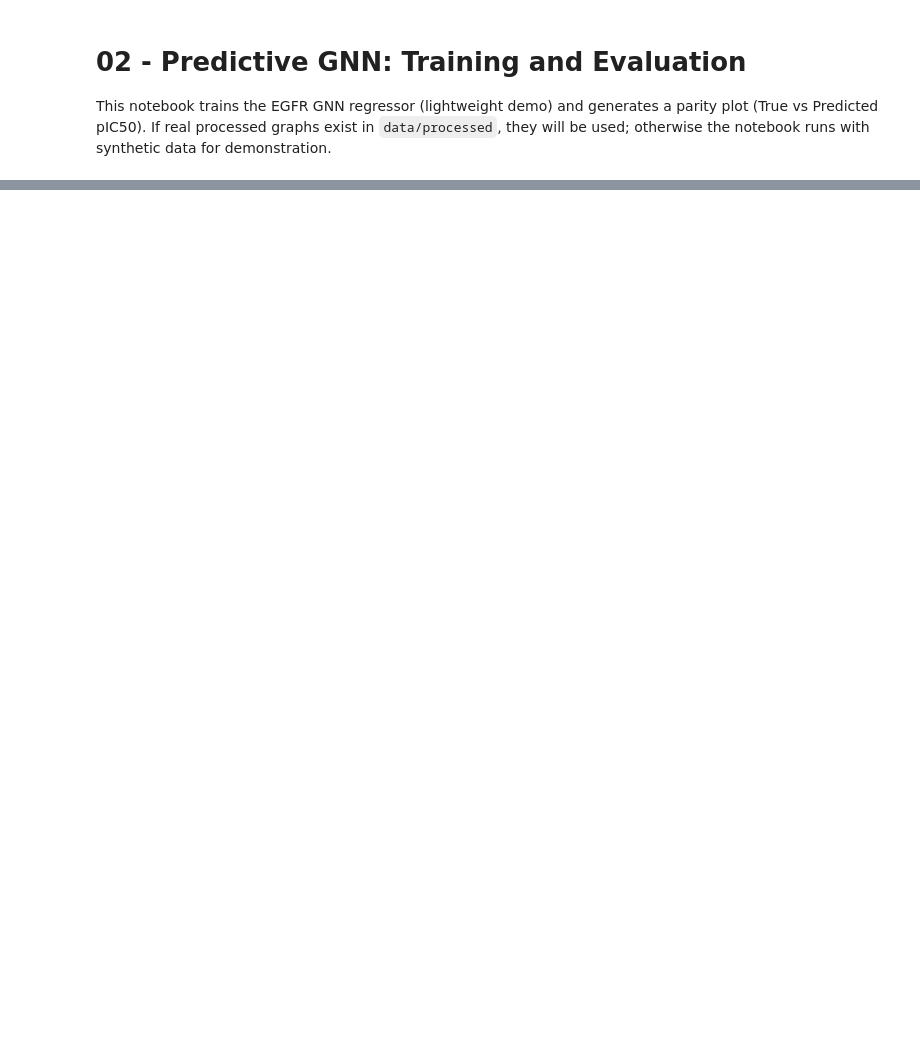
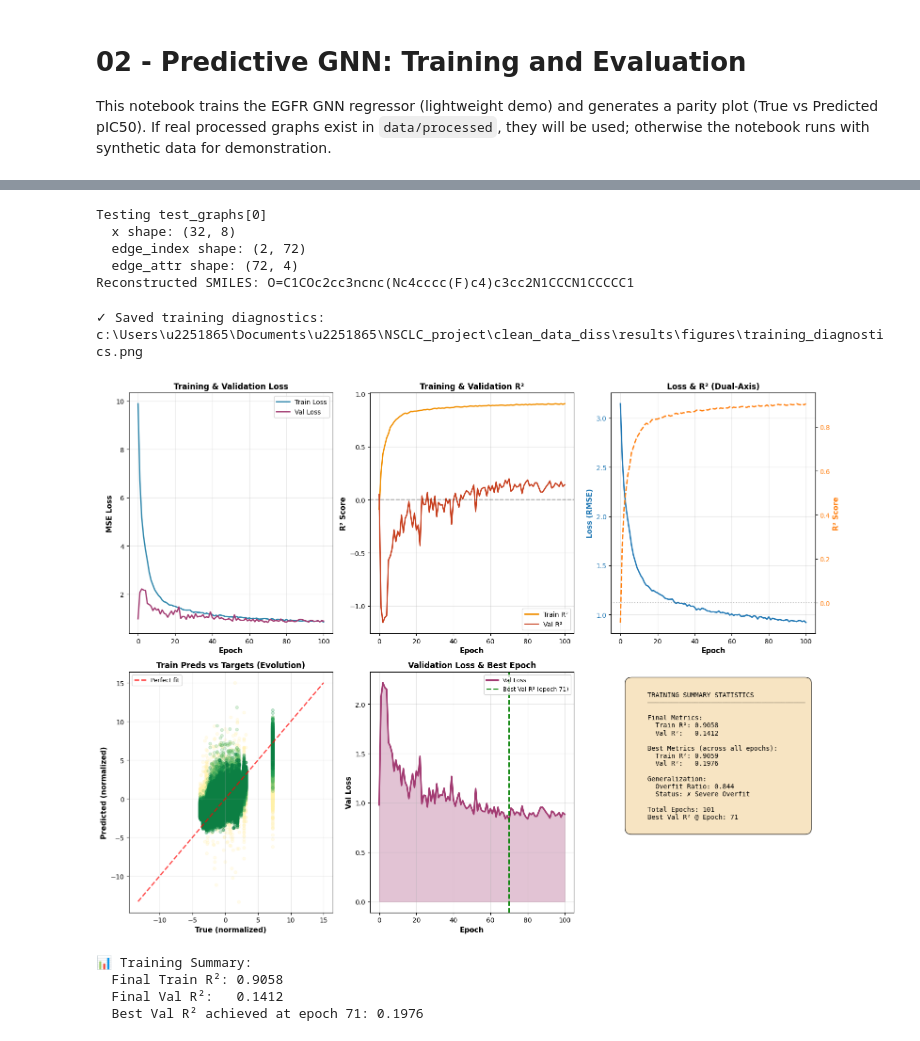
Before and after one commit to ameliasburton/clean_data_diss, a Jupyter notebook: src/02_Predictive_GNN.ipynb, the cells around one changed output, grey strips where cells are left out. Saved outputs shown, nothing was run; the diff lists cells and outputs as text; code cells hidden in the pictures; blank space fills up the shorter version.

Commit message:
Fix notebook VAE and GNN training pipeline

```diff
--- a/src/02_Predictive_GNN.ipynb
+++ b/src/02_Predictive_GNN.ipynb
@@ -34,10 +58,21 @@ Environment ready; using device: mps
 DATA_PROC = ROOT / 'data' / 'processed'
 DATA_RAW = ROOT / 'data' / 'raw' / 'bioactivity'
 
+
+def normalize_edge_index(graph):
+    """Ensure PyG edge_index uses shape [2, num_edges]."""
+    if hasattr(graph, 'edge_index') and graph.edge_index is not None:
+        edge_index = graph.edge_index
+        if edge_index.ndim == 2 and edge_index.shape[0] != 2 and edge_index.shape[1] == 2:
+            graph.edge_index = edge_index.t().contiguous()
+    return graph
+
+
 # Load graphs
 graph_file = DATA_PROC / 'graph_data.pt'
 if graph_file.exists():
     graphs = torch.load(str(graph_file), weights_only=False)
+    graphs = [normalize_edge_index(graph) for graph in graphs]
     print(f'✓ Loaded {len(graphs)} graphs from {graph_file}')
 else:
     print(f'⚠ graph_data.pt not found. Run Notebook 01 first.')
@@ -148,6 +183,7 @@ if len(graphs) > 0:
         global_features=2,
         hidden_dim=64,
         num_layers=2,
+        dropout_rate=0.3,
     )
     model = model.to(device)
 
@@ -155,7 +191,7 @@ if len(graphs) > 0:
         if len(param.shape) >= 2:
             nn.init.xavier_uniform_(param)
 
-    optimizer = torch.optim.Adam(model.parameters(), lr=1e-4)
+    optimizer = torch.optim.Adam(model.parameters(), lr=1e-4, weight_decay=1e-4)
     criterion = nn.MSELoss()
 
     y_mean, y_std = np.mean(y_train), np.std(y_train)
@@ -438,3 +557,24 @@ print('✓ Graph-to-SMILES conversion function ready')
+# %%
+# Diagnostic: reconstruct a single real test graph
+if len(test_graphs) > 0:
+    sample_graph = test_graphs[0]
+    print('Testing test_graphs[0]')
+    print(f'  x shape: {tuple(sample_graph.x.shape) if hasattr(sample_graph, "x") and sample_graph.x is not None else None}')
+    print(f'  edge_index shape: {tuple(sample_graph.edge_index.shape) if hasattr(sample_graph, "edge_index") and sample_graph.edge_index is not None else None}')
+    print(f'  edge_attr shape: {tuple(sample_graph.edge_attr.shape) if hasattr(sample_graph, "edge_attr") and sample_graph.edge_attr is not None else None}')
+    try:
+        smiles = graph_to_smiles(sample_graph)
+        print(f'Reconstructed SMILES: {smiles}')
+    except Exception as error:
+        print(f'ERROR during reconstruction: {type(error).__name__}: {error}')
+else:
+    print('ERROR: test_graphs is empty')
+# %% [output]
+Testing test_graphs[0]
+  x shape: (32, 8)
+  edge_index shape: (2, 72)
+  edge_attr shape: (72, 4)
+Reconstructed SMILES: O=C1COc2cc3ncnc(Nc4cccc(F)c4)c3cc2N1CCCN1CCCCC1
 # %%
 # ===== TRAINING VISUALIZATION: Loss, R², and Prediction Curves =====
 
@@ -493,7 +633,8 @@ if len(train_losses) > 0:
         targ = train_targets_history[epoch_idx]
         r2_epoch = train_r2_list[epoch_idx]
         alpha = 0.2 + 0.6 * (i / n_plots)  # Gradually increase alpha
-        ax4.scatter(targ, pred, alpha=alpha, s=20, c=[r2_epoch], cmap='RdYlGn', vmin=-1, vmax=1)
+        color_value = plt.cm.RdYlGn((r2_epoch + 1) / 2)
+        ax4.scatter(targ, pred, alpha=alpha, s=20, color=color_value)
 
     # Add perfect prediction line
     mn = min(min([t.min() for t in train_targets_history]), min([p.min() for p in train_preds_history]))
@@ -536,33 +677,40 @@ if len(train_losses) > 0:
       Val R²:   {final_val_r2:.4f}
 
     Best Metrics (across all epochs):
       Train R²: {best_train_r2:.4f}
       Val R²:   {best_val_r2:.4f}
 
     Generalization:
       Overfit Ratio: {overfit_ratio:.3f}
       Status: {'✓ Good' if abs(overfit_ratio) < 0.3 else '⚠ Possible Overfit' if abs(overfit_ratio) < 0.5 else '✗ Severe Overfit'}
 
     Total Epochs: {len(train_losses)}
     Best Val R² @ Epoch: {best_val_r2_idx + 1}
     """
 
     ax6.text(0.1, 0.95, summary_text, transform=ax6.transAxes, fontsize=10,
             verticalalignment='top', family='monospace',
             bbox=dict(boxstyle='round', facecolor='wheat', alpha=0.8, pad=1))
 
     plt.tight_layout()
     training_viz_out = OUT / 'training_diagnostics.png'
     plt.savefig(training_viz_out, dpi=300, bbox_inches='tight')
     print(f'✓ Saved training diagnostics: {training_viz_out}')
     plt.show()
 
     print(f'\n📊 Training Summary:')
     print(f'  Final Train R²: {final_train_r2:.4f}')
     print(f'  Final Val R²:   {final_val_r2:.4f}')
     print(f'  Best Val R² achieved at epoch {best_val_r2_idx + 1}: {best_val_r2:.4f}')
 else:
     print('⚠ No training history available for visualization')
+# %% [output]
+✓ Saved training diagnostics: c:\Users\u2251865\Documents\u2251865\NSCLC_project\clean_data_diss\results\figures\training_diagnostics.png
+[figure, added]
+📊 Training Summary:
+  Final Train R²: 0.9058
+  Final Val R²:   0.1412
+  Best Val R² achieved at epoch 71: 0.1976
 # %%
 # ===== TEST VALIDATION: Reconstruct SMILES & Check Chemical Validity =====
 
```
Also changed, not shown: parts of 7 cells of this notebook, 2 other files.
